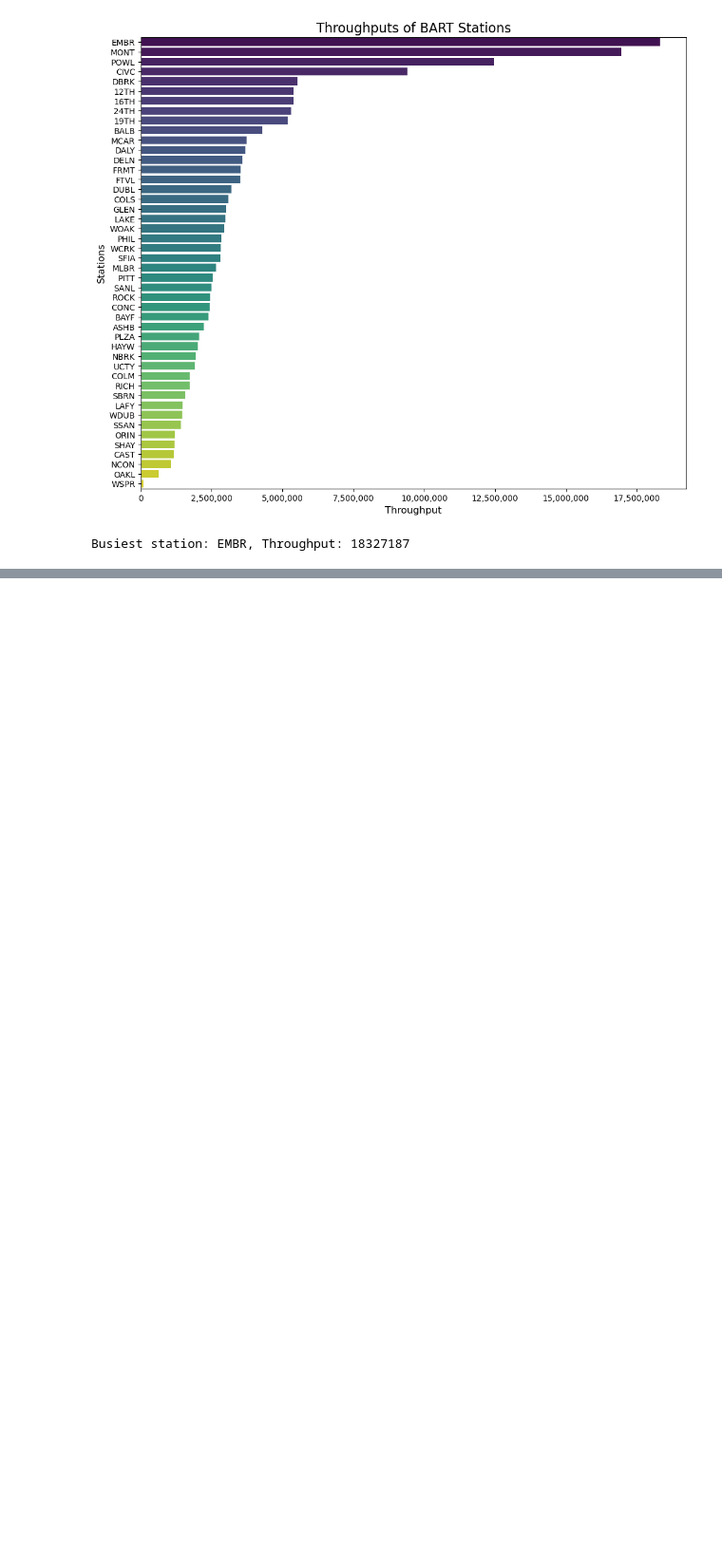
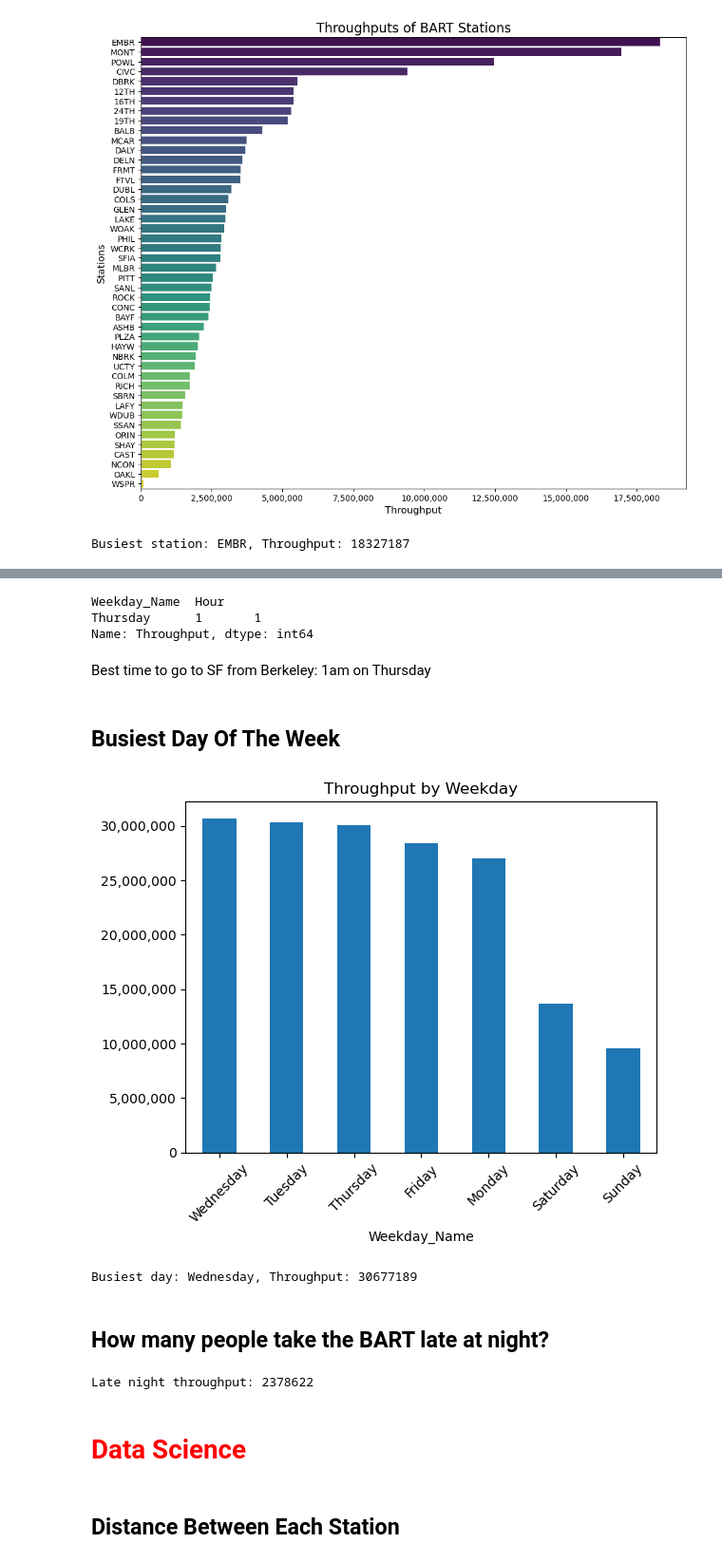
Before and after one commit to zafermesut/bart-project, a Jupyter notebook: Project.ipynb, the cells around one changed output, grey strips where cells are left out. Shown at 95% size. Saved outputs shown, nothing was run; the diff lists cells and outputs as text; code cells hidden in the pictures; blank space fills up the shorter version.

```diff
--- a/Project.ipynb
+++ b/Project.ipynb
@@ -181,0 +221,36 @@ Least busy station: WSPR, Throughput: 82112
+# %%
+df[(df['Origin']=='DBRK') & (df['Destination']=='SSAN')].groupby(['Weekday_Name','Hour'])['Throughput'].sum().sort_values(ascending=True)[0:1]
+# %% [output]
+Weekday_Name  Hour
+Thursday      1       1
+Name: Throughput, dtype: int64
+# %% [markdown]
+Best time to go to SF from Berkeley: 1am on Thursday
+# %% [markdown]
+## Busiest Day Of The Week
+# %%
+df.groupby('Weekday_Name')['Throughput'].sum().sort_values(ascending=False).plot.bar()
+plt.title('Throughput by Weekday')
+plt.gca().get_yaxis().set_major_formatter(plt.FuncFormatter(lambda x, loc: "{:,}".format(int(x)))) # I got this code from GPT
+plt.xticks(rotation=45);
+# %% [output]
+[figure, added]
+# %%
+busiest_day = df.groupby('Weekday_Name')['Throughput'].sum().sort_values(ascending=False).idxmax()
+busiest_day_throughput = df.groupby('Weekday_Name')['Throughput'].sum().sort_values(ascending=False).max()
+
+print(f"Busiest day: {busiest_day}, Throughput: {busiest_day_throughput}")
+# %% [output]
+Busiest day: Wednesday, Throughput: 30677189
+# %% [markdown]
+## How many people take the BART late at night?
+# %%
+late_throughput = df[(df['Hour'] > 0) & (df['Hour'] <= 5)]['Throughput'].sum() # I got this code from Kaggle
+
+print(f"Late night throughput: {late_throughput}")
+# %% [output]
+Late night throughput: 2378622
+# %% [markdown]
+# <span style="color:red">Data Science</span>
+# %% [markdown]
+## Distance Between Each Station
```
Also changed, not shown: parts of 34 cells of this notebook.
